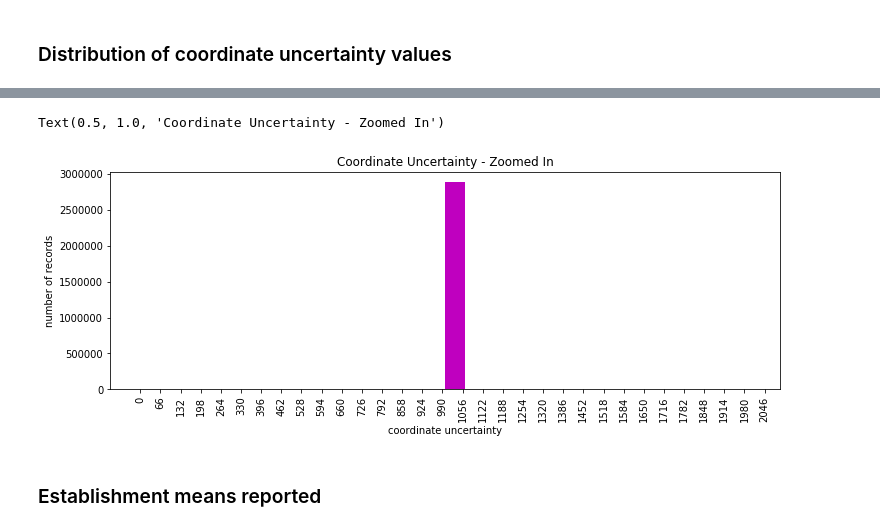
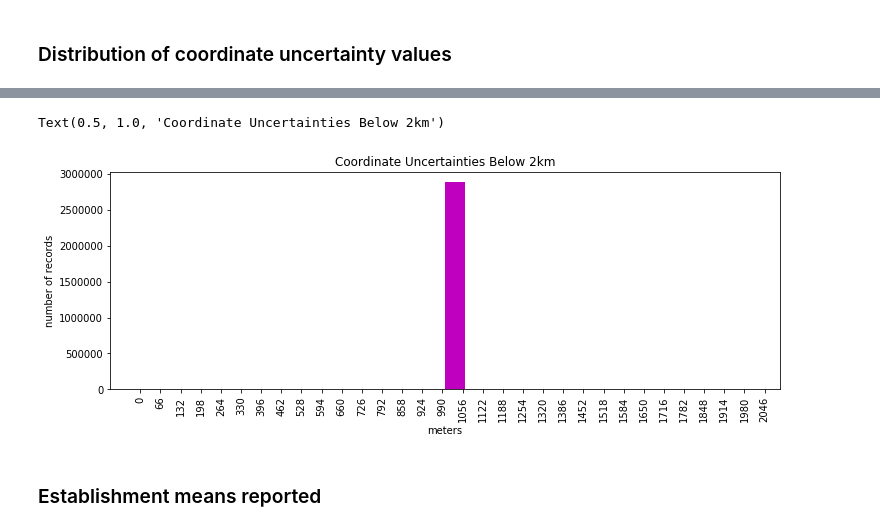
Before and after one commit to AdelsteinJillTPF/wildlife-wrangler, a Jupyter notebook: Examples/Downy Woodpecker -- valid, historic, millions of records.ipynb, the cells around one changed output, grey strips where cells are left out. Cells and saved outputs as stored; diff of their text form; code cells hidden in the pictures.

```diff
--- a/Examples/Downy Woodpecker -- valid, historic, millions of records.ipynb
+++ b/Examples/Downy Woodpecker -- valid, historic, millions of records.ipynb
@@ -446,0 +453,6 @@ Text(0.5, 1.0, 'Coordinate Uncertainty')
+# %%
+occ_cert = [int(x[0]) for x in curs_occ.execute("SELECT coordinateUncertaintyInMeters FROM occurrences").fetchall()]
+plt.figure(figsize=(16,4))
+plt.boxplot(occ_cert, vert=False)
+plt.xlabel("meters")
+plt.title("Coordinate Uncertainty")
@@ -447,15 +462,15 @@ Text(0.5, 1.0, 'Coordinate Uncertainty')
 # %%
 rng_max = 2000
 occ_cert2 = [x for x in occ_cert if x <= rng_max]
 plt.figure(figsize=(12,4))
 plt.hist(occ_cert2, bins=30, color="m", align='mid')
 plt.xticks(range(0, rng_max + 100, int(rng_max/30.)), rotation=90)
 plt.ylabel("number of records")
-plt.xlabel("coordinate uncertainty")
-plt.title("Coordinate Uncertainty - Zoomed In")
+plt.xlabel("meters")
+plt.title("Coordinate Uncertainties Below 2km")
 # %% [output]
-Text(0.5, 1.0, 'Coordinate Uncertainty - Zoomed In')
+Text(0.5, 1.0, 'Coordinate Uncertainties Below 2km')
-[figure, old version]
+[figure, new version]
 # %% [markdown]
 ### Establishment means reported
 # %%
```
Also changed, not shown: parts of 24 cells of this notebook, 3 other files.
